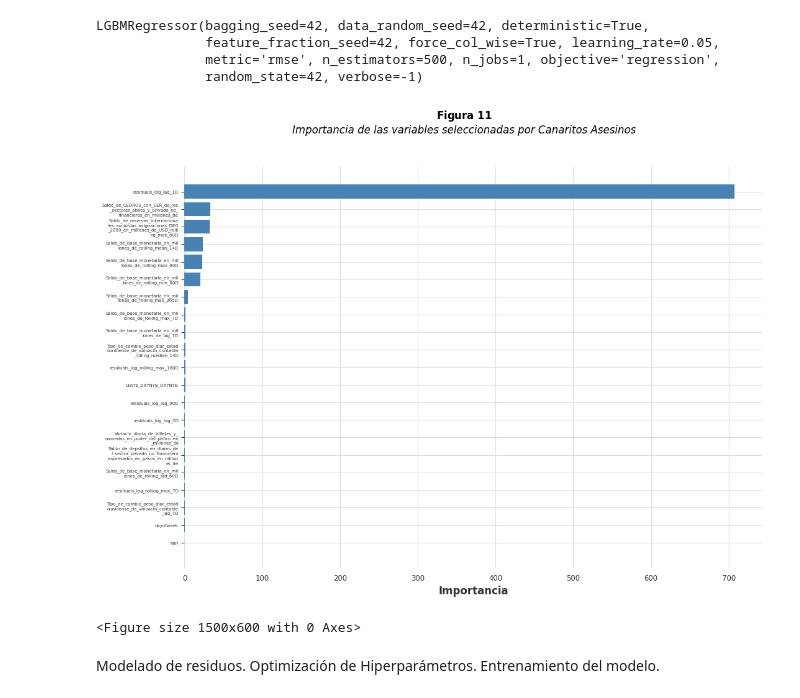
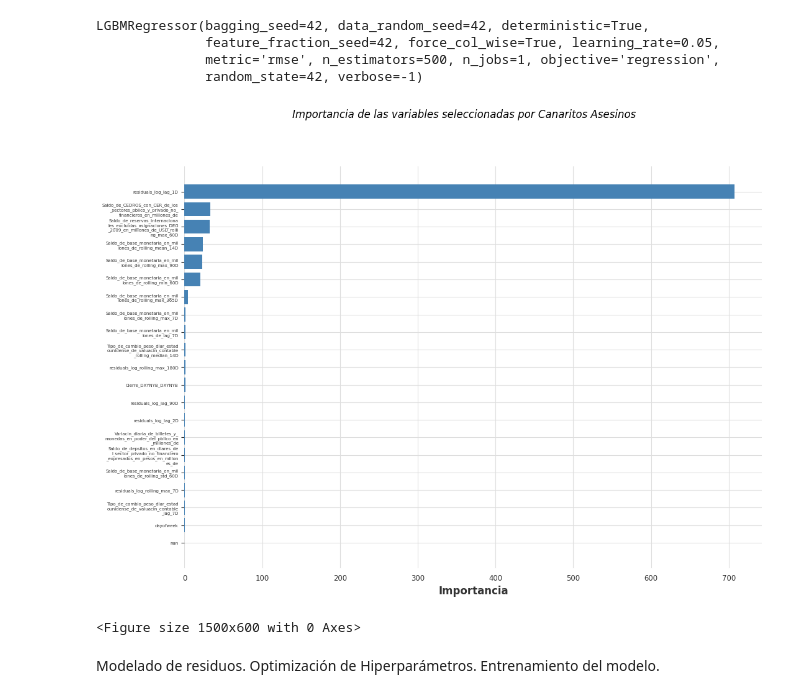
Before and after one commit to georgsmeinung/ast-tp, a Jupyter notebook: TP2/AST_TP2_Cancelas_Filipuzzi_Gallardo_Nicolau.ipynb, the cells around one changed output. Saved outputs shown, nothing was run; the diff lists cells and outputs as text; code cells hidden in the pictures.

```diff
--- a/TP2/AST_TP2_Cancelas_Filipuzzi_Gallardo_Nicolau.ipynb
+++ b/TP2/AST_TP2_Cancelas_Filipuzzi_Gallardo_Nicolau.ipynb
@@ -1755,9 +1722,4 @@ plt.show()
 # %%
-from neuralforecast import NeuralForecast
-from neuralforecast.models import TCN
-from neuralforecast.losses.pytorch import MAE
-
-# Seleccionar variable target y exógenas
 exog_vars = [
     #'Saldo de cheques cancelatorios (en millones de $)',
     'Saldo de cuentas corrientes en pesos en el BCRA (en millones de $)',
@@ -1785,33 +1747,24 @@ exog_vars = [
     #'Tarjetas_de_débito_MontoNominal',
     #'Extracciones_en_cajeros_automáticos_MontoNominal',
     #'Depositos_en_cajeros_automáticos_MontoNominal'
-]  # <-- Deberías dejar solo nombres de columnas válidos, no números
+]
 
-# Pasar fecha del índice a columna y renombrar
-df_long = df_master_cleaned.copy().reset_index()        # Mueve índice a columna
+df_long = df_master_cleaned.copy().reset_index()
 target_col = 'circulacion_monetaria'
 df_long = df_long.rename(columns={'fecha': 'ds', target_col: 'y'})
 df_long['unique_id'] = target_col
-
-# Reordenar columnas como espera NeuralForecast
 df_long = df_long[['unique_id', 'ds', 'y'] + [col for col in df_long.columns if col not in ['unique_id','ds','y']]]
 
-# Definir horizonte de predicción y dividir entre train/test
 horizon = 365
 df_train = df_long[df_long['ds'] <= '2024-06-30']
 
-# Convertir todas las exógenas a numéricas
 cols_to_convert = [c for c in df_train.columns if c not in ['unique_id','ds','y']]
 df_train[cols_to_convert] = df_train[cols_to_convert].apply(
     pd.to_numeric, errors='coerce'
 )
 
-# Rellenar valores faltantes
 df_train = df_train.ffill().bfill()
-
-# Si queda algún NaN (casos extremos), reemplazar por 0
 df_train = df_train.fillna(0)
-
 print("NaNs totales después de limpieza final:", df_train.isna().sum().sum())
 # %% [output]
 NaNs totales después de limpieza final: 0
@@ -2752,36 +2689,35 @@ fi = pd.DataFrame({
 
 fi_sorted_desc = fi.sort_values('importance', ascending=False)
 top_features = fi_sorted_desc.head(top_n).copy()
 rest_count = total_vars - top_n
 
 extra_label = f"+ {rest_count} variables"
 extra_row = pd.DataFrame({'importance': [0]}, index=[extra_label])
 
 fi_plot = pd.concat([top_features, extra_row]).reset_index()
 fi_plot['order'] = list(range(top_n)) + [top_n]
 fi_plot = fi_plot.sort_values('order')
 fi_plot = fi_plot.iloc[::-1]
 fi_plot['wrapped_labels'] = fi_plot['feature'].astype(str).apply(lambda x: textwrap.fill(x, width=30))
 fig_height = max(6, (top_n + 1) * 0.4)
 fig, ax = plt.subplots(figsize=(12, fig_height))
 ax.barh(fi_plot['wrapped_labels'], fi_plot['importance'], color='steelblue', zorder=2)
-fig.suptitle("$\mathbf{Figura\ 11}$\n"
-            "Importancia de las variables seleccionadas por Canaritos Asesinos",
+fig.suptitle("Importancia de las variables seleccionadas por Canaritos Asesinos",
              fontdict={
                   'fontweight': 'normal',
                   'fontsize': 10,
                   'style': 'italic'
               }, y=0.99)
 ax.set_xlabel('Importancia', fontsize=12)
 ax.set_ylabel('')
 ax.tick_params(axis='y', labelsize=5)
 ax.grid(True, zorder=1)
 
 plt.figure(figsize=(15, 6))
 plt.tight_layout()
 plt.show()
 # %% [output]
-[figure, old version]
+[figure, new version]
 <Figure size 1500x600 with 0 Axes>
 # %% [markdown]
 Modelado de residuos. Optimización de Hiperparámetros. Entrenamiento del modelo.
```
Also changed, not shown: parts of 64 cells of this notebook, 1 other file.
